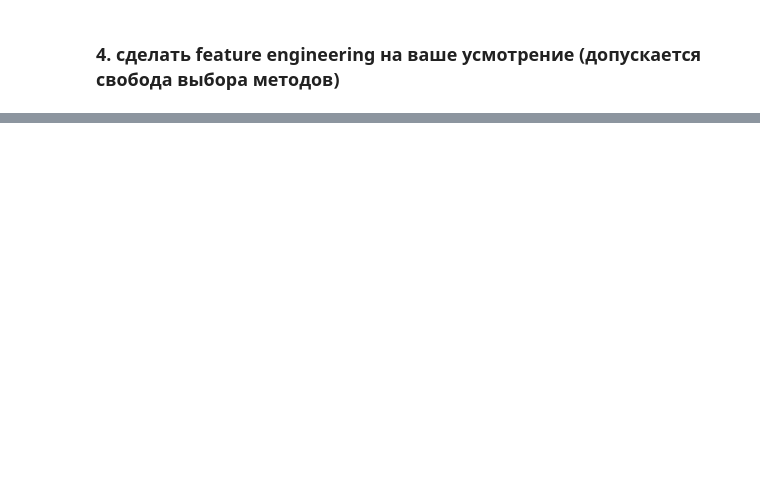
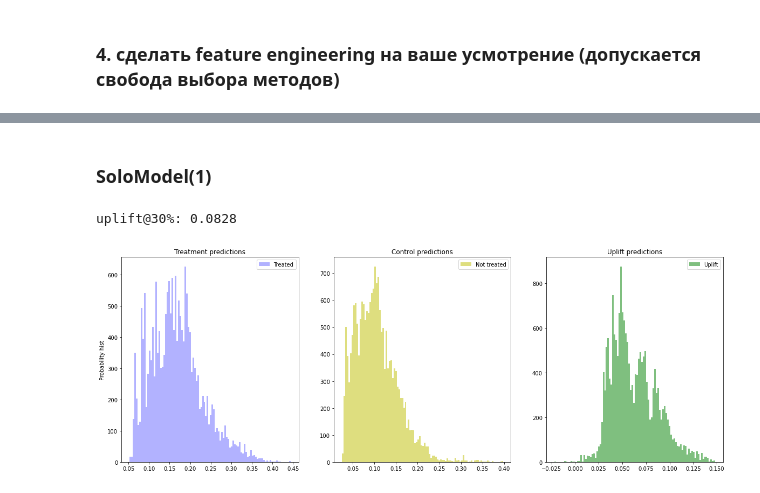
Before and after one commit to OlegRev/ML_in_business, a Jupyter notebook: HW4.ipynb, the cells around one changed output, grey strips where cells are left out. Drawn from its saved outputs; the diff is of its cells as text; code cells hidden in the pictures; blank space fills up the shorter version.

Commit message:
add test pipline for randomforest? done task 1, 2, 3, 4, 5, 6. Began task 7

```diff
--- a/HW4.ipynb
+++ b/HW4.ipynb
@@ -230,0 +217,3 @@ df_true_treatment
+# %%
+df_base_treatment_seg = UpliftSegmentation()
+df_base_treatment_seg.fit_transform(df_base).head(3)
@@ -458,0 +310,4 @@ plot_uplift_preds(trmnt_preds=tm.trmnt_preds_, ctrl_preds=tm.ctrl_preds_);
+# %%
+df_base.recency = recency.transform(df_base)
+df_base.history = history.transform(df_base)
+df_base
@@ -458,0 +356,11 @@ plot_uplift_preds(trmnt_preds=tm.trmnt_preds_, ctrl_preds=tm.ctrl_preds_);
+# %%
+cat_features = X_train.columns[2:].to_list()
+
+models_results = {
+    'approach': [],
+    'uplift@30%': [],
+    'uplift@20%': [],
+    'uplift@10%': []
+}
+
+X_train.head(3)
@@ -458,0 +377,36 @@ plot_uplift_preds(trmnt_preds=tm.trmnt_preds_, ctrl_preds=tm.ctrl_preds_);
+# %% [markdown]
+### SoloModel(1)
+# %%
+# Инструкция по установке пакета: https://github.com/maks-sh/scikit-uplift
+# Ссылка на документацию: https://scikit-uplift.readthedocs.io/en/latest/
+from sklift.metrics import uplift_at_k
+from sklift.viz import plot_uplift_preds
+from sklift.models import SoloModel
+
+# sklift поддерживает любые модели,
+# которые удовлетворяют соглашениями scikit-learn
+# Для примера воспользуемся catboost
+from catboost import CatBoostClassifier
+
+
+sm = SoloModel(CatBoostClassifier(iterations=20, thread_count=2, random_state=21, silent=True))
+sm = sm.fit(X_train, y_train, treat_train, estimator_fit_params={'cat_features': cat_features})
+
+uplift_sm = sm.predict(X_test)
+
+sm_score = uplift_at_k(y_true=y_test, uplift=uplift_sm, treatment=treat_test, strategy='by_group', k=0.3)
+print(f'uplift@30%: {sm_score:.4f}')
+
+models_results['approach'].append('SoloModel')
+models_results['uplift@30%'].append(sm_score)
+
+# Получим условные вероятности выполнения целевого действия при взаимодействии для каждого объекта
+sm_trmnt_preds = sm.trmnt_preds_
+# И условные вероятности выполнения целевого действия без взаимодействия для каждого объекта
+sm_ctrl_preds = sm.ctrl_preds_
+
+# Отрисуем распределения вероятностей и их разность (uplift)
+plot_uplift_preds(trmnt_preds=sm_trmnt_preds, ctrl_preds=sm_ctrl_preds);
+# %% [output]
+uplift@30%: 0.0828
+[figure, added]
```
Also changed, not shown: parts of 85 cells of this notebook.
